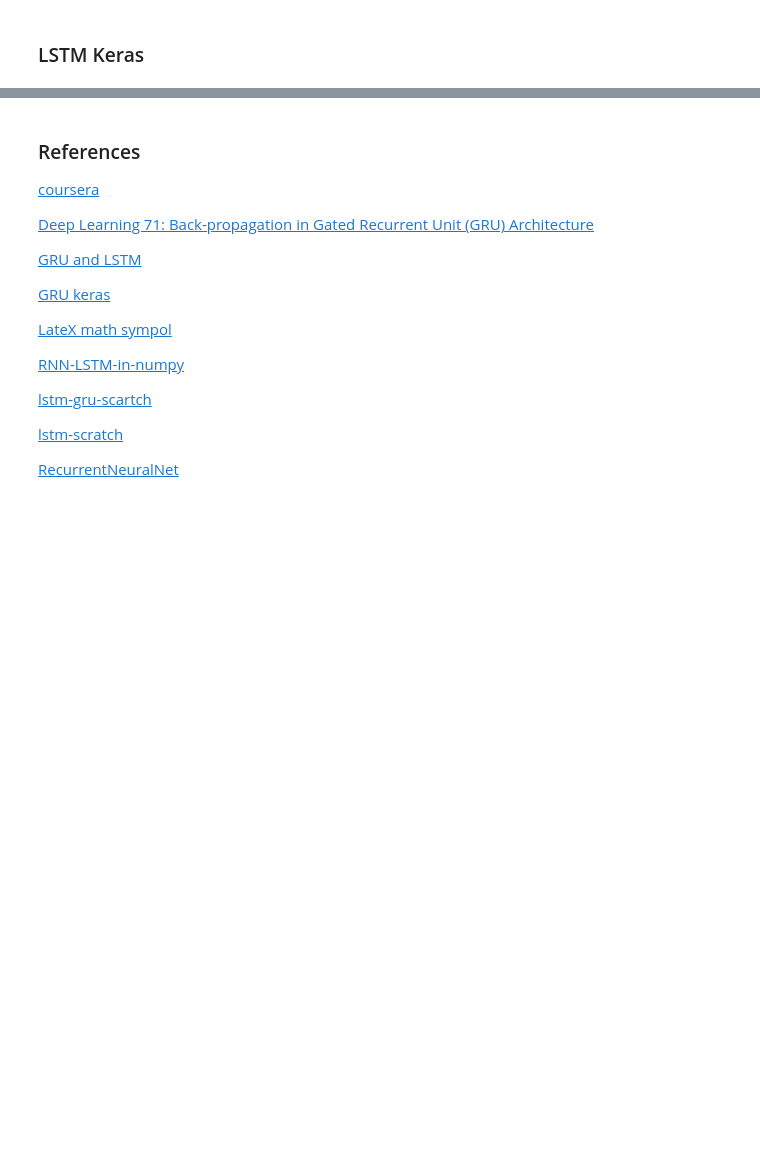
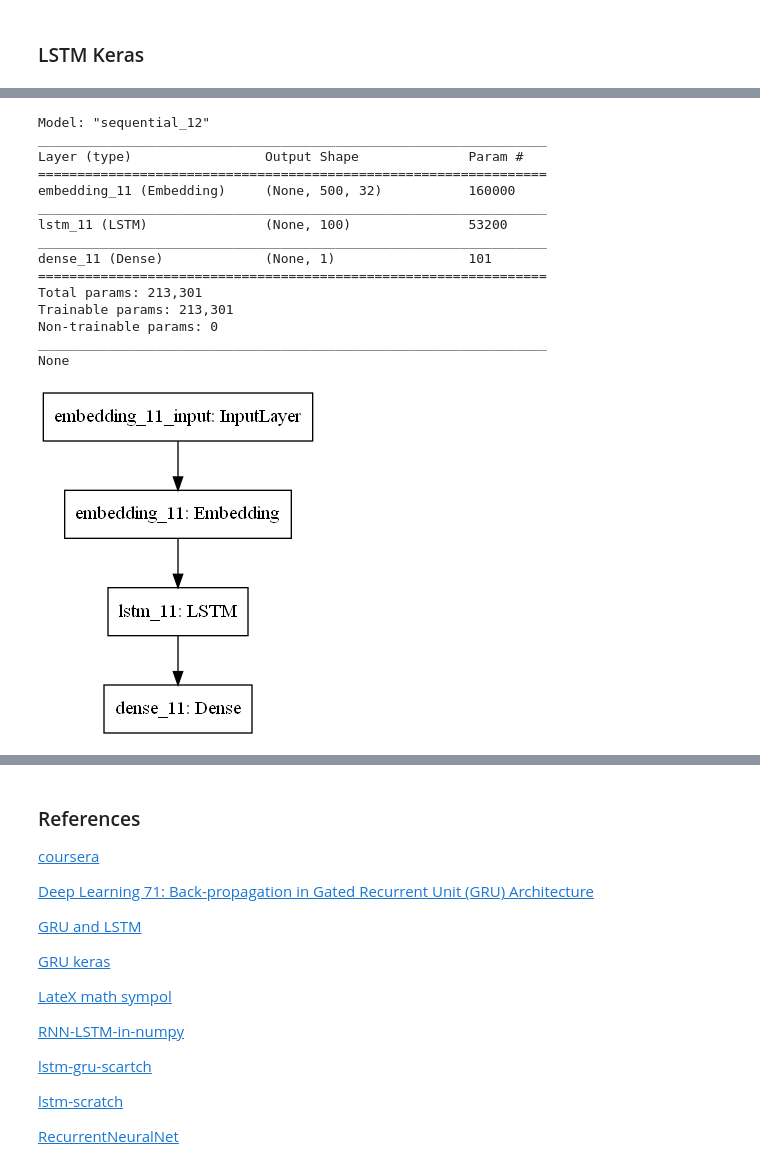
Before and after one commit to Locchuong96/machine-learning, a Jupyter notebook: Courses/GRU-LSTM.ipynb, the cells around one changed output, grey strips where cells are left out. Saved outputs shown, nothing was run; the diff lists cells and outputs as text; code cells hidden in the pictures; blank space fills up the shorter version.

```diff
--- a/Courses/GRU-LSTM.ipynb
+++ b/Courses/GRU-LSTM.ipynb
@@ -1620,0 +1376,9 @@ plt.show()
+# %%
+# init params
+params = init_params()
+
+preds,loss = pred_loss(X,Y,params)
+
+print(preds.shape)
+
+print(f'loss: {loss}')
@@ -1622,0 +2024,8 @@ plt.show()
+# %%
+# load dataset but keep the n top words, zero the rest // data preprocessing
+top_words = 5000
+(X_train,y_train),(X_test,y_test) = imdb.load_data(num_words = top_words)
+print(f'X_train: {X_train.shape}')
+print(f'y_train: {y_train.shape}')
+print(f'X_test: {X_test.shape}')
+print(f'y_test: {y_test.shape}')
@@ -1622,0 +2061,4 @@ plt.show()
+# %%
+max_review_length = 500
+X_train = sequence.pad_sequences(X_train,maxlen = max_review_length)
+X_test = sequence.pad_sequences(X_test,maxlen = max_review_length)
@@ -1622,0 +2087,41 @@ plt.show()
+# %%
+# define word embedding size
+embedding_vecor_length = 32
+
+# create a sequential model
+model = Sequential()
+
+# transform input sequence into word embedding representation
+model.add(Embedding(top_words,embedding_vecor_length,input_length = max_review_length))
+
+# generate a 100-dimension output, can be replaced by GRU or SimpleRNN recurrent cells
+model.add(LSTM(100))
+
+# a fully connected layer weight the 100-dimension output to one node for prediction
+model.add(Dense(1,activation = 'sigmoid'))
+
+# use binary-crossentropy as the loss function for the classification
+model.compile(loss = keras.losses.binary_crossentropy, optimizer = 'adam',metrics = ['accuracy'])
+
+# summary model
+print(model.summary())
+
+# plot the model
+plot_model(model)
+# %% [output]
+Model: "sequential_12"
+_________________________________________________________________
+Layer (type)                 Output Shape              Param #
+=================================================================
+embedding_11 (Embedding)     (None, 500, 32)           160000
+_________________________________________________________________
+lstm_11 (LSTM)               (None, 100)               53200
+_________________________________________________________________
+dense_11 (Dense)             (None, 1)                 101
+=================================================================
+Total params: 213,301
+Trainable params: 213,301
+Non-trainable params: 0
+_________________________________________________________________
+None
+[figure, added]
```
Also changed, not shown: parts of 45 cells of this notebook.
